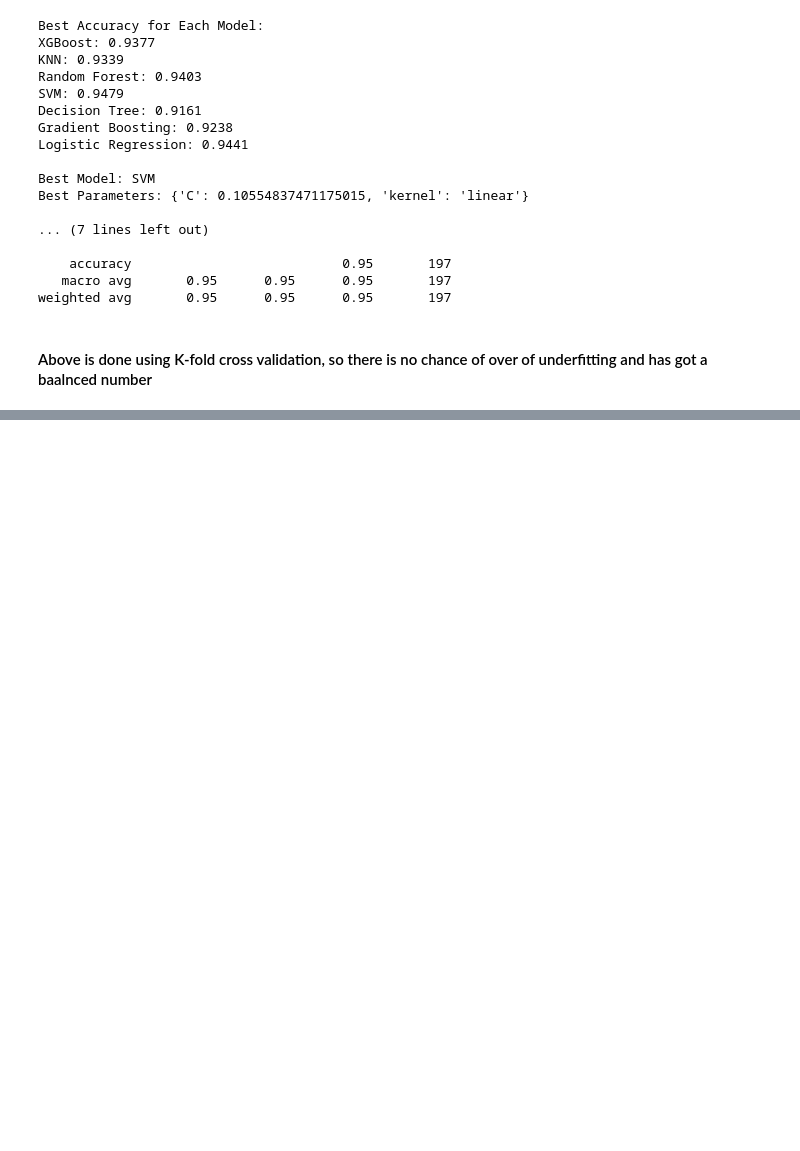
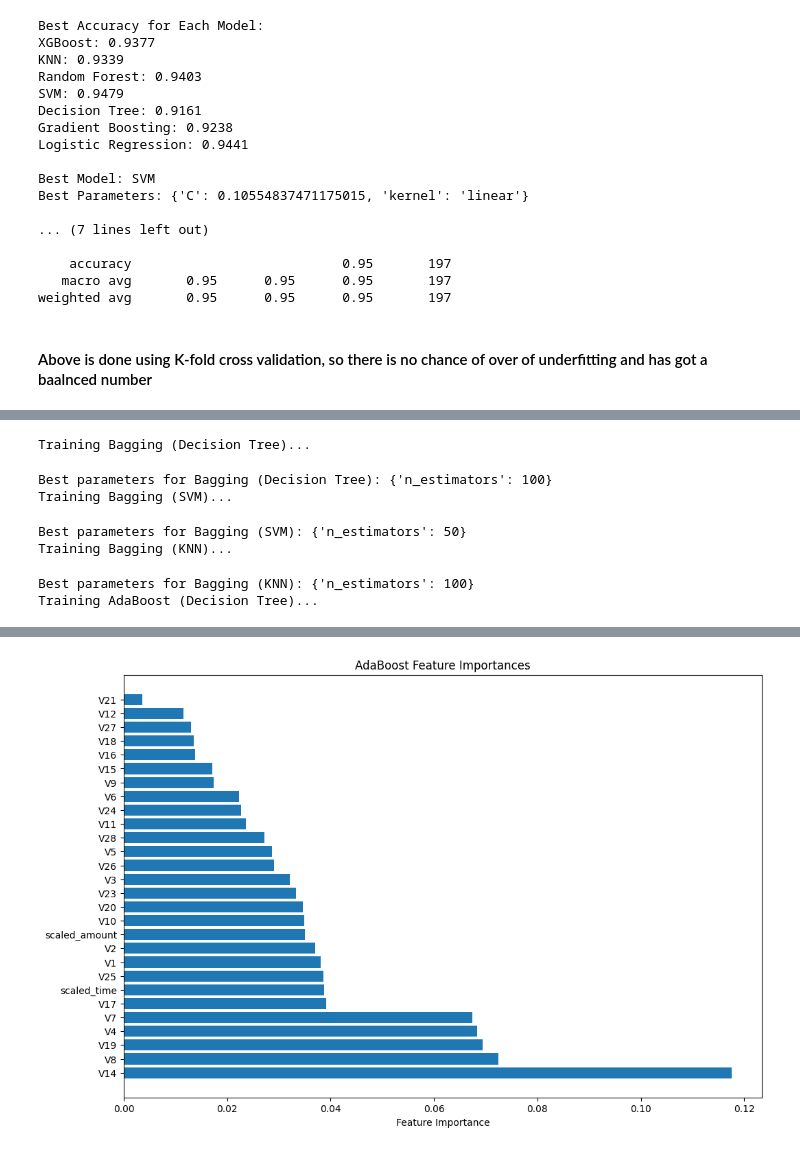
Before and after one commit to theraghavjuneja/credit-card-fraud-detect, a Jupyter notebook: credit_card_fraud_detection/notebooks/02-2-undersamplingWithoutOutlier.ipynb, the cells around one changed output, grey strips where cells are left out. Drawn from its saved outputs; the diff is of its cells as text; code cells hidden in the pictures; blank space fills up the shorter version.

```diff
--- a/credit_card_fraud_detection/notebooks/02-2-undersamplingWithoutOutlier.ipynb
+++ b/credit_card_fraud_detection/notebooks/02-2-undersamplingWithoutOutlier.ipynb
@@ -533,0 +640,76 @@ Fitting 5 folds for each of 72 candidates, totalling 360 fits
+# %%
+from sklearn.ensemble import BaggingClassifier, AdaBoostClassifier
+from sklearn.tree import DecisionTreeClassifier
+from sklearn.linear_model import LogisticRegression
+from sklearn.svm import SVC
+from sklearn.neighbors import KNeighborsClassifier
+from sklearn.model_selection import GridSearchCV
+from sklearn.metrics import accuracy_score, classification_report
+import numpy as np
+import matplotlib.pyplot as plt
+
+base_estimators = {
+    'Decision Tree': DecisionTreeClassifier(),
+    'Logistic Regression': LogisticRegression(max_iter=1000),
+    'SVM': SVC(probability=True),
+    'KNN': KNeighborsClassifier()
+}
+models = {
+    'Bagging (Decision Tree)': BaggingClassifier(
+        base_estimator=DecisionTreeClassifier(
+            criterion='gini',
+            max_depth=3,
+            min_samples_leaf=1,
+            min_samples_split=2
+        ),
+        n_estimators=50
+    ),
+    'Bagging (SVM)': BaggingClassifier(base_estimator=SVC(), n_estimators=50),
+    'Bagging (KNN)': BaggingClassifier(base_estimator=KNeighborsClassifier(), n_estimators=50),
+    'AdaBoost (Decision Tree)': AdaBoostClassifier(
+        base_estimator=DecisionTreeClassifier(max_depth=3),
+        n_estimators=50
+    )
+}
+
+
+
+param_grid = {
+    'Bagging (Decision Tree)': {'n_estimators': [10, 50, 100]},
+    'Bagging (SVM)': {'n_estimators': [10, 50, 100]},
+    'Bagging (KNN)': {'n_estimators': [10, 50, 100]},
+    'AdaBoost (Decision Tree)': {'n_estimators': [10, 50, 100], 'learning_rate': [0.01, 0.1, 1]}
+}
+
+best_models = {}
+for model_name, model in models.items():
+    print(f"Training {model_name}...")
+    grid_search = GridSearchCV(model, param_grid[model_name], cv=5, n_jobs=-1)
+    grid_search.fit(X_train, y_train)
+    best_models[model_name] = grid_search.best_estimator_
+    print(f"Best parameters for {model_name}: {grid_search.best_params_}")
+
+for model_name, model in best_models.items():
+    y_pred = model.predict(X_test)
+    print(f"\n{model_name} Results:")
+    print("Accuracy:", accuracy_score(y_test, y_pred))
+    print("Classification Report:\n", classification_report(y_test, y_pred))
+
+
+adaboost_model = best_models['AdaBoost (Decision Tree)']
+importances = adaboost_model.feature_importances_
+indices = np.argsort(importances)[::-1]
+
+plt.figure(figsize=(12,8))
+plt.title("AdaBoost Feature Importances")
+plt.barh(X.columns[indices], importances[indices], align="center")
+plt.xlabel("Feature Importance")
+plt.show()
+# %% [output]
+Training Bagging (Decision Tree)...
+Best parameters for Bagging (Decision Tree): {'n_estimators': 100}
+Training Bagging (SVM)...
+Best parameters for Bagging (SVM): {'n_estimators': 50}
+Training Bagging (KNN)...
+Best parameters for Bagging (KNN): {'n_estimators': 100}
+Training AdaBoost (Decision Tree)...
@@ -533,0 +733 @@ Fitting 5 folds for each of 72 candidates, totalling 360 fits
+[figure, added]
```
Also changed, not shown: parts of 9 cells of this notebook, 2 other files.
